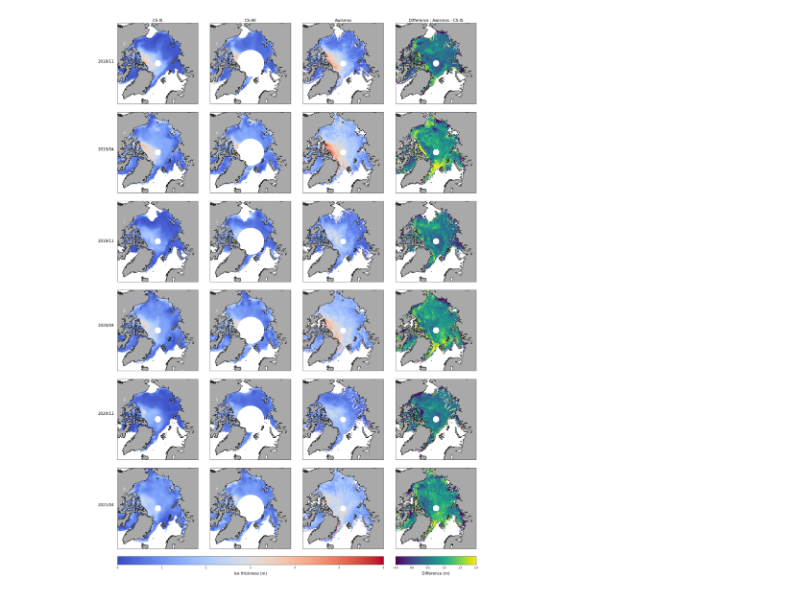
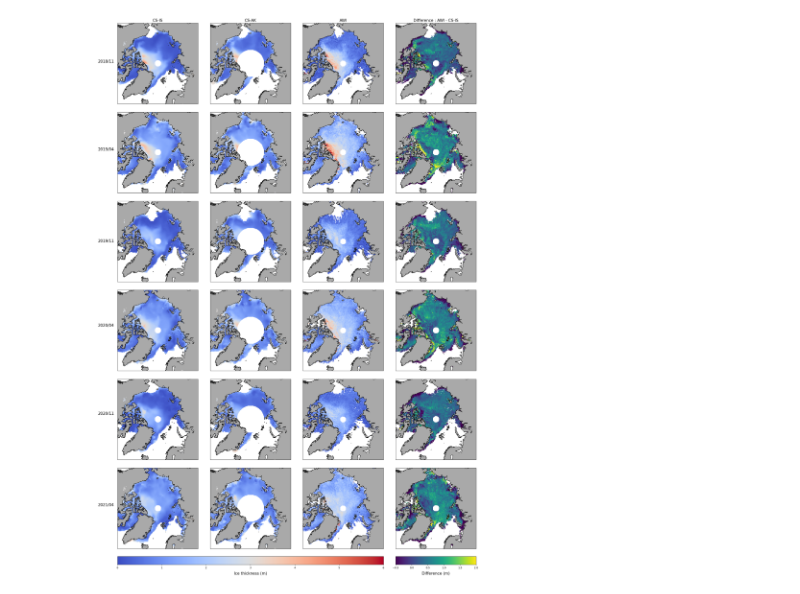
Before and after one commit to Elierb/Bayesian-trans-dimensional-inversion-from-satellite-altimeters-for-Arctic-ice-and-snow-retrievals, a Jupyter notebook: snow_ice/figures_paper/fig1.ipynb, the cells around one changed output. Cells and saved outputs as stored; diff of their text form; code cells hidden in the pictures.

```diff
--- a/snow_ice/figures_paper/fig1.ipynb
+++ b/snow_ice/figures_paper/fig1.ipynb
@@ -125,9 +123,9 @@ for i in range(len(awismos)):
 # %%
-awismos_map_sit = []
+awi_map_sit = []
 
-for i in range(len(awismos)):
-    for j in range(len(awismos_20182019)):
-        awismos_map_sit.append(nc.Dataset(awismos[i][j]).variables['sea_ice_thickness'][0][36:396,36:396][::-1, :])
+for i in range(len(awi)):
+    for j in range(len(awi_20182019)):
+        awi_map_sit.append(nc.Dataset(awi[i][j]).variables['sea_ice_thickness'][0][36:396,36:396][::-1, :])
 # %%
 fig = plt.figure(figsize=(25,38))
 spec = gridspec.GridSpec(ncols=4, nrows=7, hspace=0.1, wspace=0.15, height_ratios=[1,1,1, 1, 1, 1, 0.1])
@@ -146,8 +144,8 @@ inverse_map_CSIS = [np.load(inverseCSIS20182019[0]), np.load(inverseCSIS20182019
 inverse_map_CSAK = [np.load(inverseCSAK20182019[0]), np.load(inverseCSAK20182019[5]), np.load(inverseCSAK20192020[0]),
                     np.load(inverseCSAK20192020[5]), np.load(inverseCSAK20202021[0]), np.load(inverseCSAK20202021[5])]
 
-awismos_map      = [awismos_map_sit[0], awismos_map_sit[5], awismos_map_sit[6], awismos_map_sit[11],
-                    awismos_map_sit[12], awismos_map_sit[17]]
+awi_map      = [awi_map_sit[0], awi_map_sit[5], awi_map_sit[6], awi_map_sit[11],
+                    awi_map_sit[12], awi_map_sit[17]]
 
 
 for i in range(6):
@@ -171,46 +169,46 @@ for i in range(6):
 
     ax3 = fig.add_subplot(spec[i,2], projection = ccrs.NorthPolarStereo())
     if i == 0:
-        ax3.set_title('Awismos', fontsize = 15)
+        ax3.set_title('AWI', fontsize = 15)
     ax3.set_extent([-180, 180, 90, 65], ccrs.PlateCarree())
     ax3.add_feature(cartopy.feature.LAND, color='darkgrey',zorder=1)
     ax3.coastlines()
-    p_map = ax3.pcolormesh(lon_g,lat_g, awismos_map[i] ,cmap='coolwarm',alpha=1.0, transform=ccrs.PlateCarree(), vmin = 0, vmax = 6)
+    p_map = ax3.pcolormesh(lon_g,lat_g, awi_map[i] ,cmap='coolwarm',alpha=1.0, transform=ccrs.PlateCarree(), vmin = 0, vmax = 6)
 
     ax3 = fig.add_subplot(spec[i,3], projection = ccrs.NorthPolarStereo())
     if i == 0:
-        ax3.set_title('Difference : Awismos - CS-IS', fontsize = 15)
+        ax3.set_title('Difference : AWI - CS-IS', fontsize = 15)
     ax3.set_extent([-180, 180, 90, 65], ccrs.PlateCarree())
     ax3.add_feature(cartopy.feature.LAND, color='darkgrey',zorder=1)
     ax3.coastlines()
-    p_map_diff = ax3.pcolormesh(lon_g,lat_g, awismos_map[i] - inverse_map_CSIS[i] ,cmap='viridis',alpha=1.0, transform=ccrs.PlateCarree(), vmin = -0.5, vmax = 2)
+    p_map_diff = ax3.pcolormesh(lon_g,lat_g, awi_map[i] - inverse_map_CSIS[i] ,cmap='viridis',alpha=1.0, transform=ccrs.PlateCarree(), vmin = -0.5, vmax = 2)
 
 
 cax = fig.add_subplot(spec[24:27])
 fig.colorbar(p_map, cax =cax, orientation = "horizontal")
 cax.xaxis.set_ticks_position('bottom')
 cax.set_xlabel('Ice thickness (m)', labelpad = 10, fontsize = 15)
 cax.xaxis.set_label_position('bottom')
 
 
 cax = fig.add_subplot(spec[27])
 fig.colorbar(p_map_diff, cax =cax, orientation = "horizontal")
 cax.xaxis.set_ticks_position('bottom')
 cax.set_xlabel('Difference (m)', labelpad = 10, fontsize = 15)
 cax.xaxis.set_label_position('bottom')
 
 
 date = ["2018/11", "2019/04","2019/11", "2020/04", "2020/11", "2021/04"]
 
 fig.text(0.1, 0.825, date[0], va='center', ha='center', fontsize=15)
 fig.text(0.1, 0.7, date[1], va='center', ha='center', fontsize=15)
 fig.text(0.1, 0.57, date[2], va='center', ha='center', fontsize=15)
 fig.text(0.1, 0.45, date[3], va='center', ha='center', fontsize=15)
 fig.text(0.1, 0.325, date[4], va='center', ha='center', fontsize=15)
 fig.text(0.1, 0.195, date[5], va='center', ha='center', fontsize=15)
 
-save_fig = 0
+save_fig = 1
 if save_fig == 1 :
-    plt.savefig('/home/erb/masterproject/MSCI_project/snow_ice/CS_IS_2p_LARM/figures/timeseries_awismos.png', dpi = 300)
+    plt.savefig('/home/erb/masterproject/MSCI_project/snow_ice/CS_IS_2p_LARM/figures/timeseries_awi.png', dpi = 300)
 # %% [output]
-[figure, old version]
+[figure, new version]
```
Also changed, not shown: parts of 2 cells of this notebook, 1 other file.
